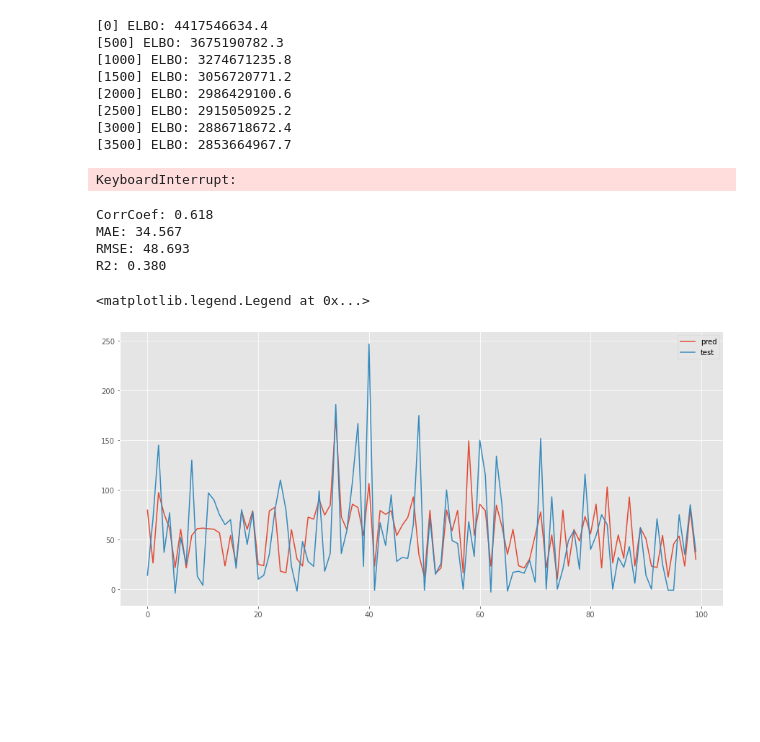
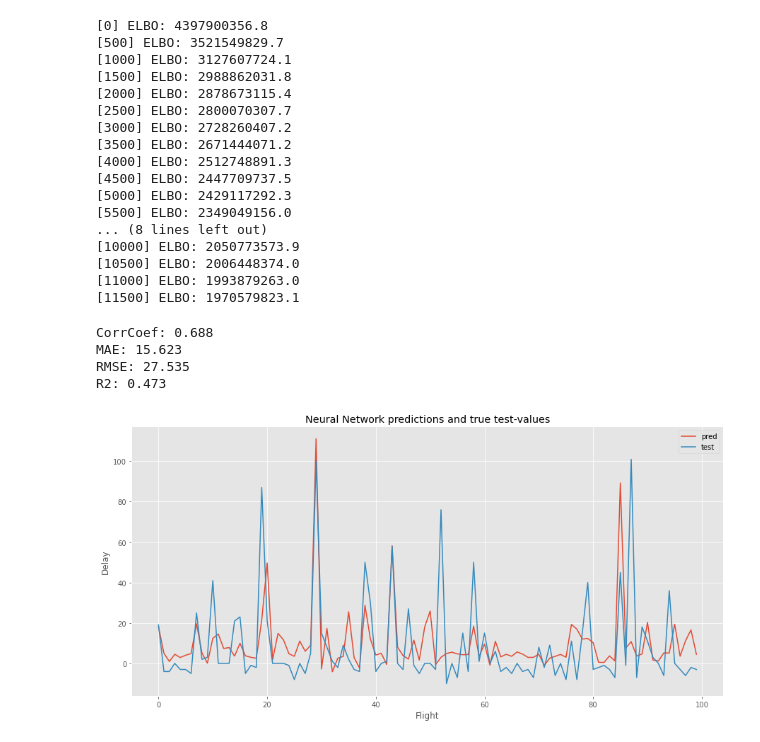
Before and after one commit to JCRL21/ModelML_project, a Jupyter notebook: NNmodel.ipynb, the cells around one changed output. Drawn from its saved outputs; the diff is of its cells as text; code cells hidden in the pictures; blank space fills up the shorter version.

```diff
--- a/NNmodel.ipynb
+++ b/NNmodel.ipynb
@@ -69,32 +81,33 @@ ynn = torch.tensor(ynn.to_numpy()).float()
 # %%
 
 class FFNN(torch.nn.Module):
-    def __init__(self, n_in, n_hidden,n_hidden2, n_out):
+    def __init__(self, n_in, n_hidden, n_hidden2, n_hidden3, n_out):
         super(FFNN, self).__init__()
 
         # Architecture
         self.in_layer = torch.nn.Linear(n_in, n_hidden)
         self.h_layer = torch.nn.Linear(n_hidden, n_hidden2)
-        self.h_layer2 = torch.nn.Linear(n_hidden2, n_hidden)
+        self.h_layer2 = torch.nn.Linear(n_hidden2, n_hidden3)
+        self.h_layer3 = torch.nn.Linear(n_hidden3, n_hidden)
         self.out_layer = torch.nn.Linear(n_hidden, n_out)
 
         # Activation functions
-        self.sig = torch.nn.Tanh()
-        self.dropout = torch.nn.Dropout(p=0.1)
+        self.sig = torch.nn.Sigmoid()
+        self.dropout = torch.nn.Dropout(p=0.3)
 
     def forward(self, X):
         # Forward pass
         X = self.sig(self.in_layer(X))
         X = self.sig(self.h_layer(X))
-        X = self.dropout(X)
         X = self.sig(self.h_layer2(X))
+        X = self.sig(self.h_layer3(X))
         X = self.out_layer(X)
 
         return X
 # %%
 def nnet_model(X, y=None):
     # Initialize the neural network from PyTorch
-    torch_model = FFNN(n_in=X.shape[1], n_hidden=30,n_hidden2=40, n_out=1)
+    torch_model = FFNN(n_in=X.shape[1], n_hidden=32, n_hidden2=64, n_hidden3=32, n_out=1)
 
     # Convert the PyTorch neural net into a Pyro model with priors
     priors = {} # Priors for the neural model
@@ -134,15 +147,23 @@ for step in range(n_steps):
     if step % 500 == 0:
         print("[%d] ELBO: %.1f" % (step, elbo))
 # %% [output]
-[0] ELBO: 4417546634.4
-[500] ELBO: 3675190782.3
-[1000] ELBO: 3274671235.8
-[1500] ELBO: 3056720771.2
-[2000] ELBO: 2986429100.6
-[2500] ELBO: 2915050925.2
-[3000] ELBO: 2886718672.4
-[3500] ELBO: 2853664967.7
+[0] ELBO: 4397900356.8
+[500] ELBO: 3521549829.7
+[1000] ELBO: 3127607724.1
+[1500] ELBO: 2988862031.8
+[2000] ELBO: 2878673115.4
+[2500] ELBO: 2800070307.7
+[3000] ELBO: 2728260407.2
+[3500] ELBO: 2671444071.2
+[4000] ELBO: 2512748891.3
+[4500] ELBO: 2447709737.5
+[5000] ELBO: 2429117292.3
+[5500] ELBO: 2349049156.0
+... (8 lines left out)
+[10000] ELBO: 2050773573.9
+[10500] ELBO: 2006448374.0
+[11000] ELBO: 1993879263.0
+[11500] ELBO: 1970579823.1
-KeyboardInterrupt:
 # %%
 # Prepare test data for Pyro
 X_test = torch.tensor(X_test.to_numpy()).float()
@@ -156,28 +177,31 @@ samples = predictive(X_test)
 # %%
 y_pred = samples["obs"].mean(axis=0).detach().numpy()
 
 corr, mae, rae, rmse, r2 = compute_error(y_test, y_pred)
 print("CorrCoef: %.3f\nMAE: %.3f\nRMSE: %.3f\nR2: %.3f" % (corr, mae, rmse, r2))
 
 # Save results in new variables
 y_t = y_test
 y_p = y_pred
 
 # Drop index
 y_t = y_t.reset_index().drop('index',axis=1)
 
 # Plot
 fig = plt.subplots(1,figsize=(15,7))
 plt.plot(y_p[:100],label='pred')
 plt.plot(y_t[:100],label='test')
+plt.title('Neural Network predictions and true test-values')
+plt.xlabel('Flight')
+plt.ylabel('Delay')
 plt.legend()
+plt.savefig('NN_avg_std.png', dpi=300)
 # %% [output]
-CorrCoef: 0.618
-MAE: 34.567
-RMSE: 48.693
-R2: 0.380
+CorrCoef: 0.688
+MAE: 15.623
+RMSE: 27.535
+R2: 0.473
-<matplotlib.legend.Legend at 0x...>
-[figure, old version]
+[figure, new version]
 # %%
 def nnet_interpretable_model(X, y=None):
     # Initialize the neural network from PyTorch
```
Also changed, not shown: parts of 8 cells of this notebook, 2 other files.
